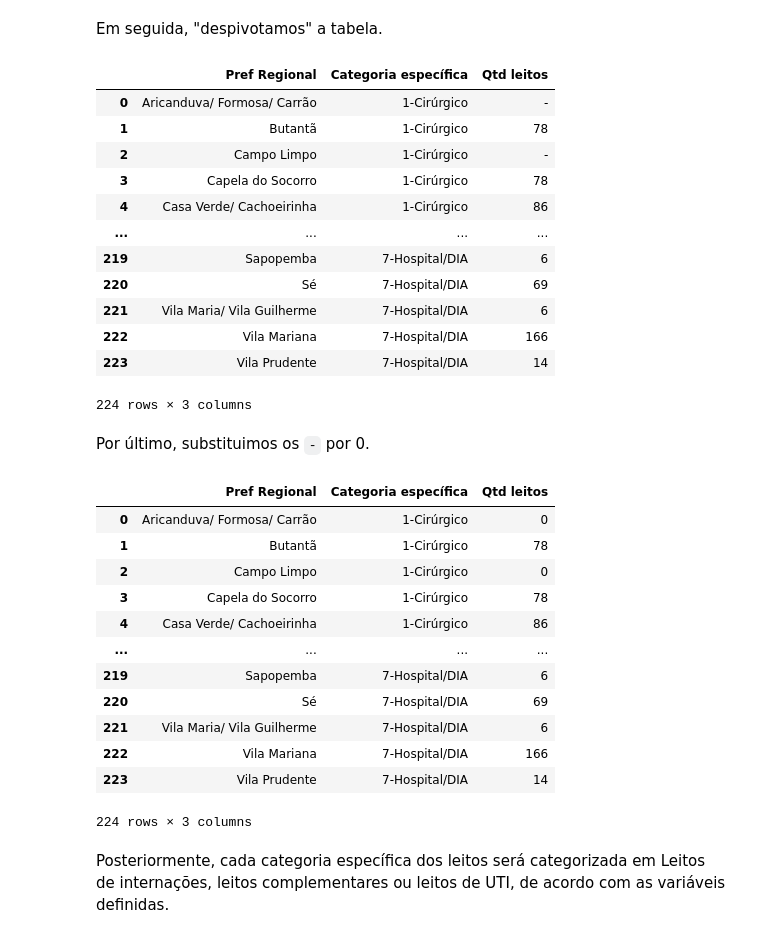
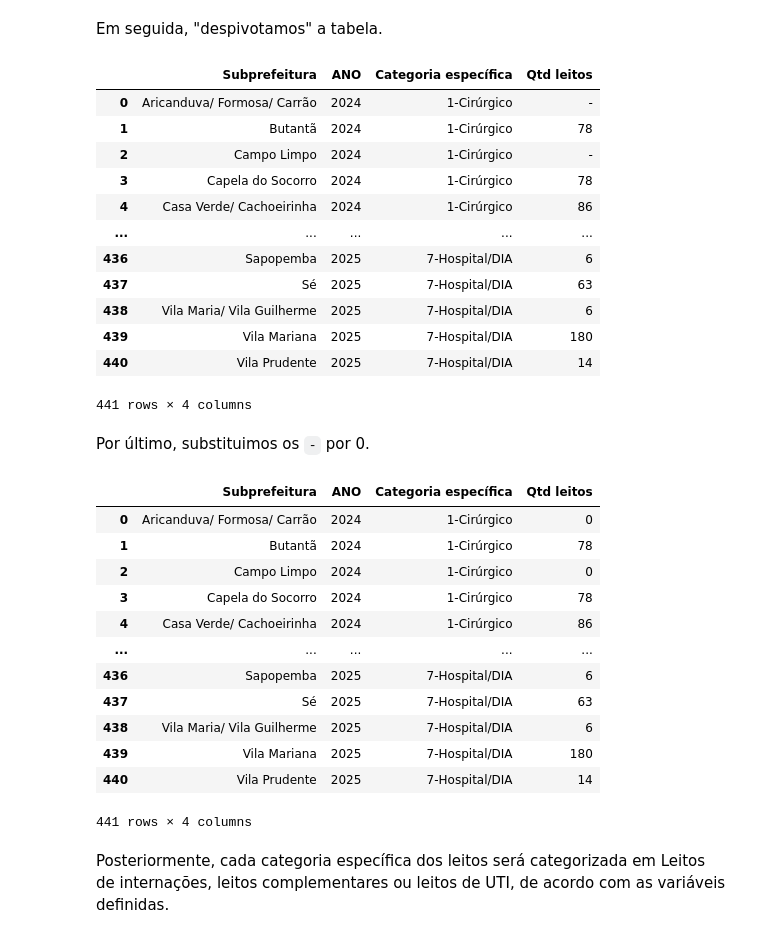
Before and after one commit to ObservatorioPoliticasTCM/datasp-dados, a Jupyter notebook: rendered_notebooks/saude/saude.ipynb, the cells around one changed output. Saved outputs shown, nothing was run; the diff lists cells and outputs as text; code cells hidden in the pictures.

```diff
--- a/rendered_notebooks/saude/saude.ipynb
+++ b/rendered_notebooks/saude/saude.ipynb
@@ -280,0 +230,26 @@ df_leito
+# %%
+data_path = path.join('data', 'input', 'saude')
+leitos_filenames = {
+    2024: 'A161721192_29_142_217.csv',
+    2025: 'A151657192_29_138_8.csv',
+    }
+leitos_file_paths = {
+    ano: path.join(data_path, mortalidade_filename)
+    for ano, mortalidade_filename in leitos_filenames.items()
+}
+
+def load_leitos(ano:int):
+    file_path = leitos_file_paths[ano]
+    df = pd.read_csv(file_path,
+                                skiprows = 3,
+                                sep = ';',
+                                encoding = 'latin1')
+    df = df.assign(ANO = ano)
+    df = df.loc[~df.iloc[:, 1].isna()]
+    df = df.loc[df.iloc[:, 0].str.lower() != 'total']
+    df = df.rename(columns = {'Pref Regional': 'Subprefeitura'})
+    return df
+# %%
+df_leito = pd.concat([load_leitos(ano)
+                            for ano in leitos_file_paths.keys()])
+df_leito
@@ -303,24 +290,24 @@ df_leito
 # %% [markdown]
 Em seguida, "despivotamos" a tabela.
 # %%
-df_leito_ajustado = df_leito.melt(id_vars=['Pref Regional'],
+df_leito_ajustado = df_leito.melt(id_vars=['Subprefeitura', 'ANO'],
                                     var_name='Categoria específica',
                                     value_name='Qtd leitos')
 df_leito_ajustado
 # %% [output]
-|  | Pref Regional | Categoria específica | Qtd leitos |
-| 0 | Aricanduva/ Formosa/ Carrão | 1-Cirúrgico | - |
-| 1 | Butantã | 1-Cirúrgico | 78 |
-| 2 | Campo Limpo | 1-Cirúrgico | - |
-| 3 | Capela do Socorro | 1-Cirúrgico | 78 |
-| 4 | Casa Verde/ Cachoeirinha | 1-Cirúrgico | 86 |
-| ... | ... | ... | ... |
-| 219 | Sapopemba | 7-Hospital/DIA | 6 |
-| 220 | Sé | 7-Hospital/DIA | 69 |
-| 221 | Vila Maria/ Vila Guilherme | 7-Hospital/DIA | 6 |
-| 222 | Vila Mariana | 7-Hospital/DIA | 166 |
-| 223 | Vila Prudente | 7-Hospital/DIA | 14 |
+|  | Subprefeitura | ANO | Categoria específica | Qtd leitos |
+| 0 | Aricanduva/ Formosa/ Carrão | 2024 | 1-Cirúrgico | - |
+| 1 | Butantã | 2024 | 1-Cirúrgico | 78 |
+| 2 | Campo Limpo | 2024 | 1-Cirúrgico | - |
+| 3 | Capela do Socorro | 2024 | 1-Cirúrgico | 78 |
+| 4 | Casa Verde/ Cachoeirinha | 2024 | 1-Cirúrgico | 86 |
+| ... | ... | ... | ... | ... |
+| 436 | Sapopemba | 2025 | 7-Hospital/DIA | 6 |
+| 437 | Sé | 2025 | 7-Hospital/DIA | 63 |
+| 438 | Vila Maria/ Vila Guilherme | 2025 | 7-Hospital/DIA | 6 |
+| 439 | Vila Mariana | 2025 | 7-Hospital/DIA | 180 |
+| 440 | Vila Prudente | 2025 | 7-Hospital/DIA | 14 |
-224 rows × 3 columns
+441 rows × 4 columns
 # %% [markdown]
 Por último, substituimos os `-` por 0.
 # %%
@@ -329,19 +316,19 @@ df_leito_ajustado.loc[hifen,'Qtd leitos'] = 0
 df_leito_ajustado.loc[:,'Qtd leitos'] = df_leito_ajustado.loc[:,'Qtd leitos'].astype(int)
 df_leito_ajustado
 # %% [output]
-|  | Pref Regional | Categoria específica | Qtd leitos |
-| 0 | Aricanduva/ Formosa/ Carrão | 1-Cirúrgico | 0 |
-| 1 | Butantã | 1-Cirúrgico | 78 |
-| 2 | Campo Limpo | 1-Cirúrgico | 0 |
-| 3 | Capela do Socorro | 1-Cirúrgico | 78 |
-| 4 | Casa Verde/ Cachoeirinha | 1-Cirúrgico | 86 |
-| ... | ... | ... | ... |
-| 219 | Sapopemba | 7-Hospital/DIA | 6 |
-| 220 | Sé | 7-Hospital/DIA | 69 |
-| 221 | Vila Maria/ Vila Guilherme | 7-Hospital/DIA | 6 |
-| 222 | Vila Mariana | 7-Hospital/DIA | 166 |
-| 223 | Vila Prudente | 7-Hospital/DIA | 14 |
+|  | Subprefeitura | ANO | Categoria específica | Qtd leitos |
+| 0 | Aricanduva/ Formosa/ Carrão | 2024 | 1-Cirúrgico | 0 |
+| 1 | Butantã | 2024 | 1-Cirúrgico | 78 |
+| 2 | Campo Limpo | 2024 | 1-Cirúrgico | 0 |
+| 3 | Capela do Socorro | 2024 | 1-Cirúrgico | 78 |
+| 4 | Casa Verde/ Cachoeirinha | 2024 | 1-Cirúrgico | 86 |
+| ... | ... | ... | ... | ... |
+| 436 | Sapopemba | 2025 | 7-Hospital/DIA | 6 |
+| 437 | Sé | 2025 | 7-Hospital/DIA | 63 |
+| 438 | Vila Maria/ Vila Guilherme | 2025 | 7-Hospital/DIA | 6 |
+| 439 | Vila Mariana | 2025 | 7-Hospital/DIA | 180 |
+| 440 | Vila Prudente | 2025 | 7-Hospital/DIA | 14 |
-224 rows × 3 columns
+441 rows × 4 columns
 # %% [markdown]
 Posteriormente, cada categoria específica dos leitos será categorizada em Leitos de internações, leitos complementares ou leitos de UTI, de acordo com as variáveis definidas.
 # %% [markdown]
```
Also changed, not shown: parts of 37 cells of this notebook, 2 other files.
